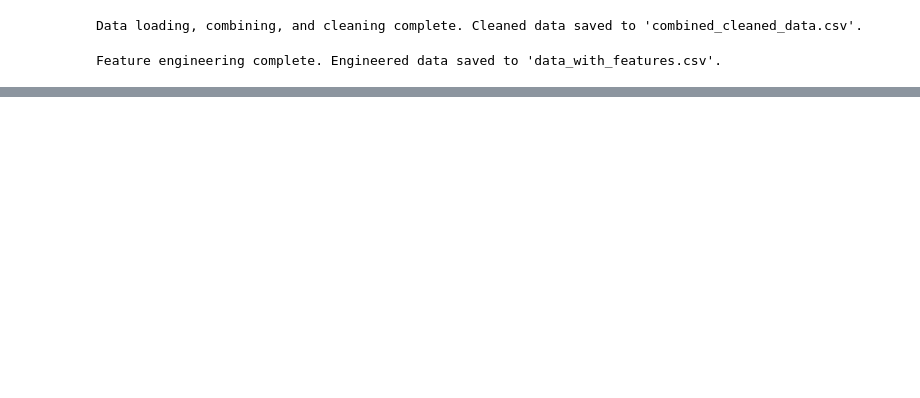
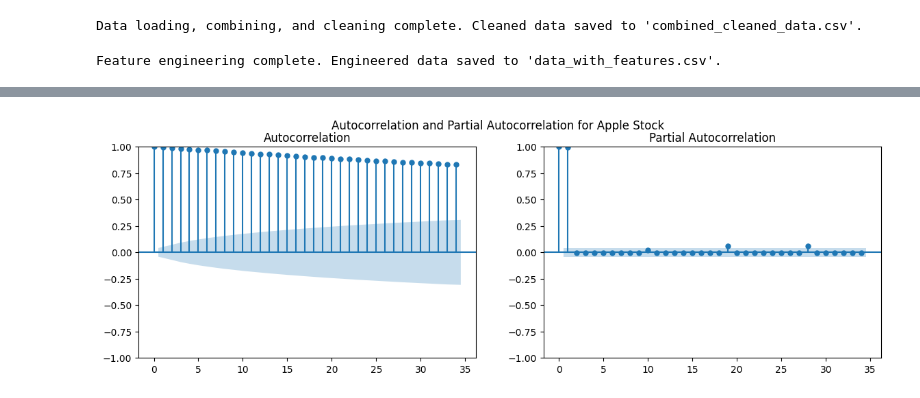
Before and after one commit to nikhilp0799/SentivixPredictor_Predicting_Market_Volatility, a Jupyter notebook: Market_Volatility.ipynb, the cells around one changed output, grey strips where cells are left out. Saved outputs shown, nothing was run; the diff lists cells and outputs as text; code cells hidden in the pictures; blank space fills up the shorter version.

```diff
--- a/Market_Volatility.ipynb
+++ b/Market_Volatility.ipynb
@@ -433,0 +557,88 @@ Passing `palette` without assigning `hue` is deprecated and will be removed in v
+# %%
+# Install necessary libraries (if not already installed)
+!pip install pmdarima statsmodels
+
+import pandas as pd
+import numpy as np
+import matplotlib.pyplot as plt
+import seaborn as sns
+import warnings
+from statsmodels.tsa.statespace.sarimax import SARIMAX
+from statsmodels.graphics.tsaplots import plot_acf, plot_pacf
+import pmdarima as pm
+
+warnings.filterwarnings("ignore")
+
+# Load the feature-engineered dataset
+file_path = './output/data_with_features.csv'
+data = pd.read_csv(file_path)
+data['Date'] = pd.to_datetime(data['Date'])
+data.set_index('Date', inplace=True)
+
+# Select Apple stock closing price
+apple_stock = data[['Close_AAPL']].dropna()
+
+# Step 1: Check for Seasonality with ACF and PACF Plots
+fig, axes = plt.subplots(1, 2, figsize=(14, 4))
+plot_acf(apple_stock, ax=axes[0])
+plot_pacf(apple_stock, ax=axes[1])
+plt.suptitle("Autocorrelation and Partial Autocorrelation for Apple Stock")
+plt.show()
+
+# Step 2: Auto-tune SARIMA Model using pmdarima (AutoSARIMA)
+auto_sarima = pm.auto_arima(
+    apple_stock,
+    seasonal=True,
+    m=12,  # Monthly seasonality
+    trace=True,
+    suppress_warnings=True,
+    stepwise=True
+)
+
+# Print the best SARIMA model
+print(f"\n🔹 Best SARIMA Model: {auto_sarima}")
+
+# Step 3: Train the SARIMA Model
+best_order = auto_sarima.order  # (p, d, q)
+best_seasonal_order = auto_sarima.seasonal_order  # (P, D, Q, s)
+
+sarima_model = SARIMAX(
+    apple_stock,
+    order=best_order,
+    seasonal_order=best_seasonal_order,
+    enforce_stationarity=False,
+    enforce_invertibility=False
+)
+
+sarima_fit = sarima_model.fit(disp=False)
+
+# Step 4: Forecasting Future Prices
+n_forecast = 30  # Predict next 30 days
+future_dates = pd.date_range(start=apple_stock.index[-1], periods=n_forecast + 1, freq="D")[1:]
+
+sarima_forecast = sarima_fit.get_forecast(steps=n_forecast)
+sarima_forecast_values = sarima_forecast.predicted_mean
+
+# Step 5: Visualize SARIMA Forecast vs. Actual
+plt.figure(figsize=(12, 5))
+plt.plot(apple_stock.index[-100:], apple_stock['Close_AAPL'][-100:], label="Actual Stock Price", color="blue")
+plt.plot(future_dates, sarima_forecast_values, label="SARIMA Forecast", linestyle="dashed", color="red")
+plt.xlabel("Date")
+plt.ylabel("Stock Price")
+plt.title("🔹 SARIMA Forecast vs. Actual Apple Stock Prices")
+plt.legend()
+plt.show()
+
+# Step 6: Evaluate SARIMA Performance
+from sklearn.metrics import mean_absolute_error, mean_squared_error
+
+y_true = apple_stock['Close_AAPL'][-n_forecast:]
+y_pred = sarima_forecast_values[:len(y_true)]
+
+mae = mean_absolute_error(y_true, y_pred)
+mse = mean_squared_error(y_true, y_pred)
+rmse = np.sqrt(mse)
+
+print("\n🔹 SARIMA Model Performance:")
+print(f"📉 MAE: {mae:.4f}, MSE: {mse:.4f}, RMSE: {rmse:.4f}")
+# %% [output]
@@ -433,0 +662 @@ Passing `palette` without assigning `hue` is deprecated and will be removed in v
+[figure, added]
```
Also changed, not shown: parts of 14 cells of this notebook, 1 other file.
